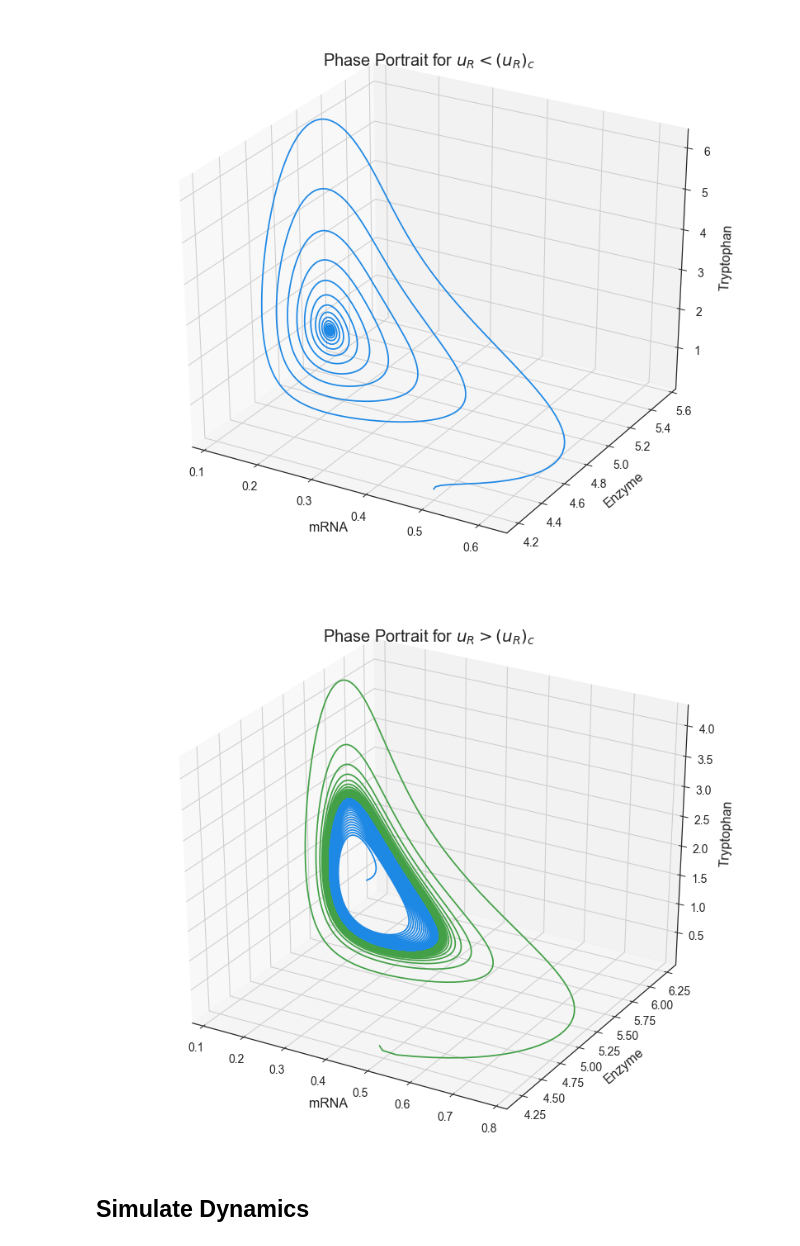
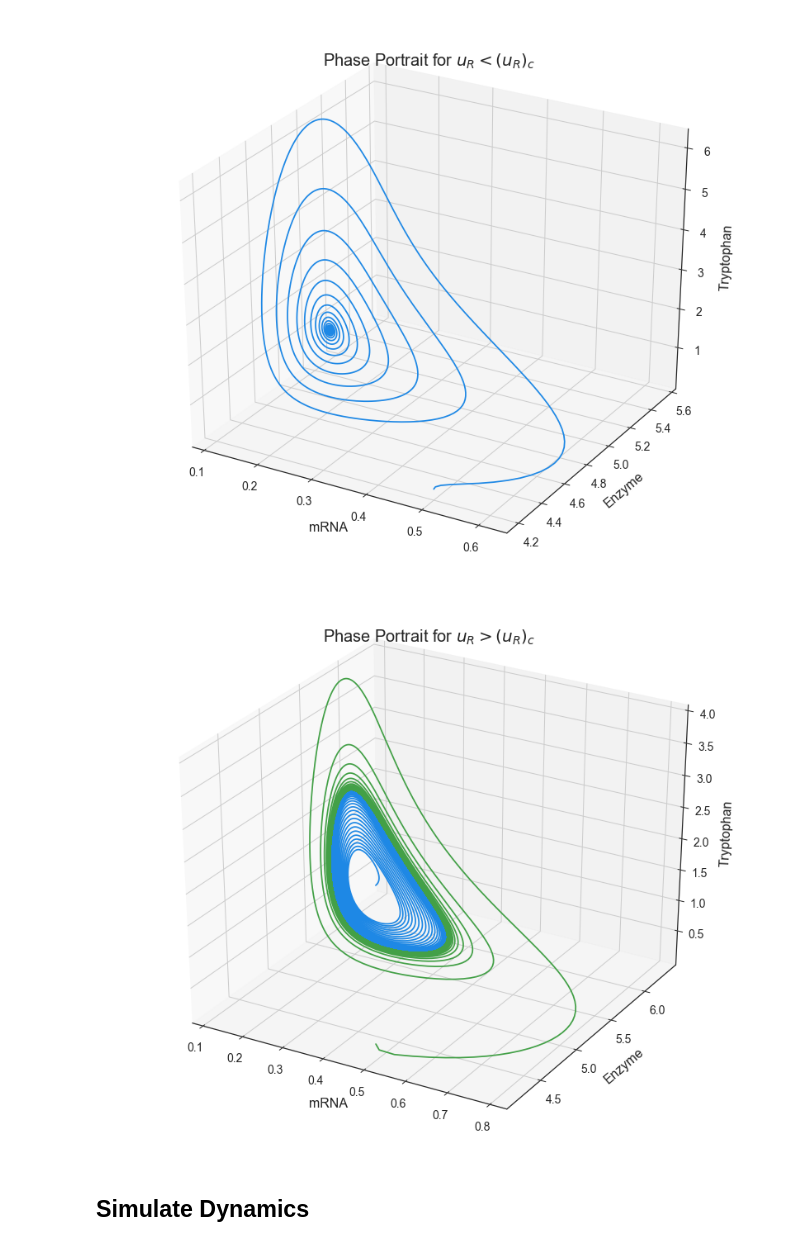
Before and after one commit to phuongho43/beng125-trpOperon, a Jupyter notebook: trpOperon.ipynb, the cells around one changed output. Cells and saved outputs as stored; diff of their text form; code cells hidden in the pictures.

```diff
--- a/trpOperon.ipynb
+++ b/trpOperon.ipynb
@@ -173,28 +220,28 @@ fig.savefig('bifurcations_img/hopf0.png')
 [figure]
 # %%
 params = dict(params0)
-params['u_R'] = 0.47
+params['u_R'] = 0.48
 
 # Starting point inside the orbit
-v0 = [0.14, 5.9, 0.70]
+v0 = [0.18, 5.9, 0.70]
 t = np.linspace(0, 5000, 50000)
 sol = odeint(trp_dynamics, v0, t, args=(params,))
 fig = plt.figure()
 ax = plt.axes(projection='3d')
 ax.plot3D(sol[:,0],sol[:,1],sol[:,2])
 
 # Starting point outside the orbit
 v0 = [0.5, 4.2, 0.2]
 t = np.linspace(0, 5000, 50000)
 sol = odeint(trp_dynamics, v0, t, args=(params,))
 ax.plot3D(sol[:,0],sol[:,1],sol[:,2])
 ax.set_xlabel('mRNA', labelpad=14)
 ax.set_ylabel('Enzyme', labelpad=14)
 ax.set_zlabel('Tryptophan', labelpad=14)
 ax.set_title(r"Phase Portrait for $u_R > (u_R)_c$")
 fig.savefig('bifurcations_img/hopf1.png')
 # %% [output]
-[figure, old version]
+[figure, new version]
 # %% [markdown]
 ## Simulate Dynamics
 # %%
```
Also changed, not shown: parts of 6 cells of this notebook, 4 other files.
